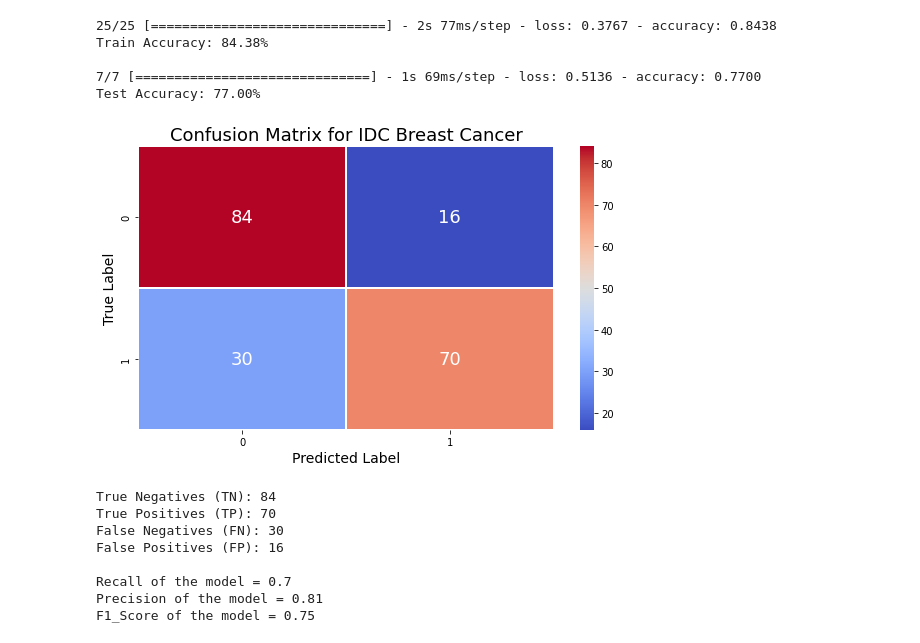
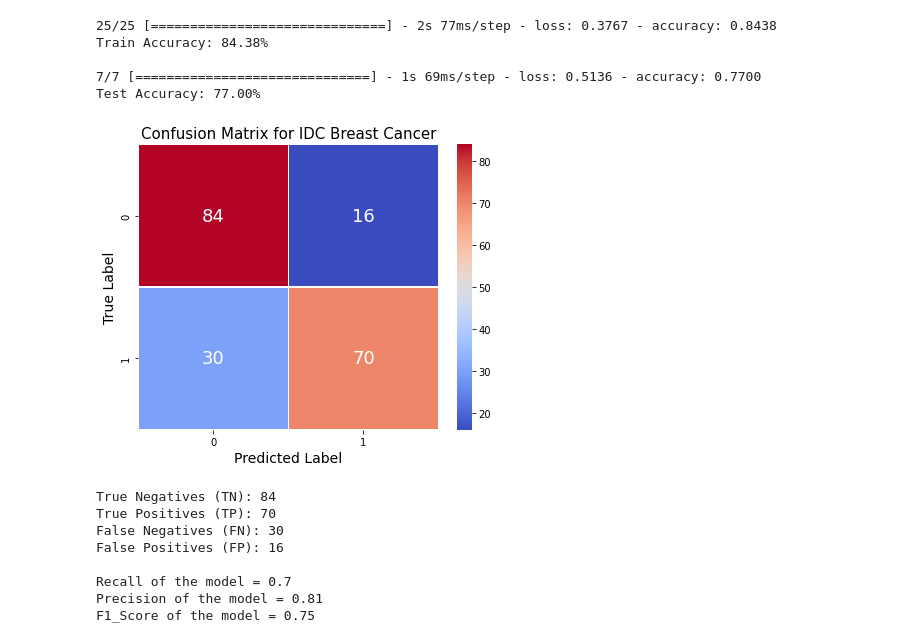
Before and after one commit to heesukjang/W207_AppliedML_Fall2022, a Jupyter notebook: 11_3_CM_CR_ROCcurve_testBreast_Cancer_IDC_Prediction_Using_CNN_heesuk.ipynb, the cells around one changed output. Saved outputs shown, nothing was run; the diff lists cells and outputs as text; code cells hidden in the pictures.

```diff
--- a/11_3_CM_CR_ROCcurve_testBreast_Cancer_IDC_Prediction_Using_CNN_heesuk.ipynb
+++ b/11_3_CM_CR_ROCcurve_testBreast_Cancer_IDC_Prediction_Using_CNN_heesuk.ipynb
@@ -467,35 +467,23 @@ Test Accuracy: 77.00%
 # %%
 import itertools
 num_of_test_samples = len(test_labels)
 batch_size = 32
 
 y_true = test_data_generator.classes
 y_pred = model.predict_generator(test_data_generator, num_of_test_samples // batch_size + 1)
-y_pred = np.argmax(y_pred, axis=1)                                     # return the indicies of the max values along the axis (axis=1: each row)
+y_pred = np.argmax(y_pred, axis=1)     # return the indicies of the max values along the axis (axis=1: each row)
 
 
-plt.figure(figsize=(8,5))
+plt.figure(figsize=(6,5))
 conf_max = confusion_matrix(y_true, y_pred)
 sns.heatmap(conf_max, annot=True, cmap='coolwarm', annot_kws={'fontsize':18}, linewidth=0.5, fmt='d')
 
-# classes = ['Non-IDC', 'IDC']
-# tick_marks = np.arange(len(classes))
-
-# plt.xticks(tick_marks, classes)
-# plt.yticks(tick_marks, classes)
-
-# fmt = '.2f' if normalize else 'd'
-# thresh = conf_max.max() / 2.
-# for i, j in itertools.product(range(conf_max.shape[0]), range(conf_max.shape[1])):
-#     plt.text(j, i, format(conf_max[i, j], fmt),
-#               horizontalalignment="center",
-#               color="white" if conf_max[i, j] > thresh else "black")
 plt.xlabel('Predicted Label', fontsize=14)
 plt.ylabel('True Label', fontsize=14)
-plt.title('Confusion Matrix for IDC Breast Cancer', fontsize=18)
+plt.title('Confusion Matrix for IDC Breast Cancer', fontsize=15)
 plt.tight_layout()
 # %% [output]
-[figure, old version]
+[figure, new version]
 # %%
 tn, fp, fn, tp = confusion_matrix(y_true, y_pred).ravel()     # np.ravel(): returns contiguous flattened array (1D array with all the input-array elements and with the same type as it)
 print(f'True Negatives (TN): {tn}\nTrue Positives (TP): {tp}\nFalse Negatives (FN): {fn}\nFalse Positives (FP): {fp}')
```
Also changed, not shown: parts of 69 cells of this notebook.
